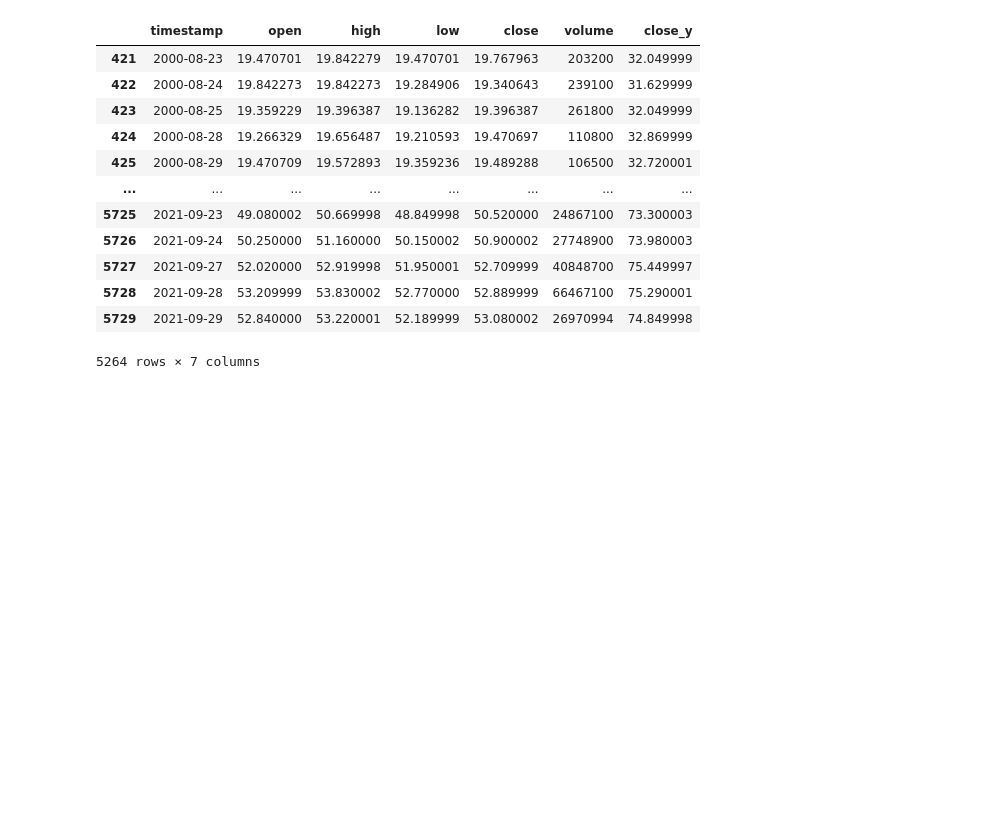
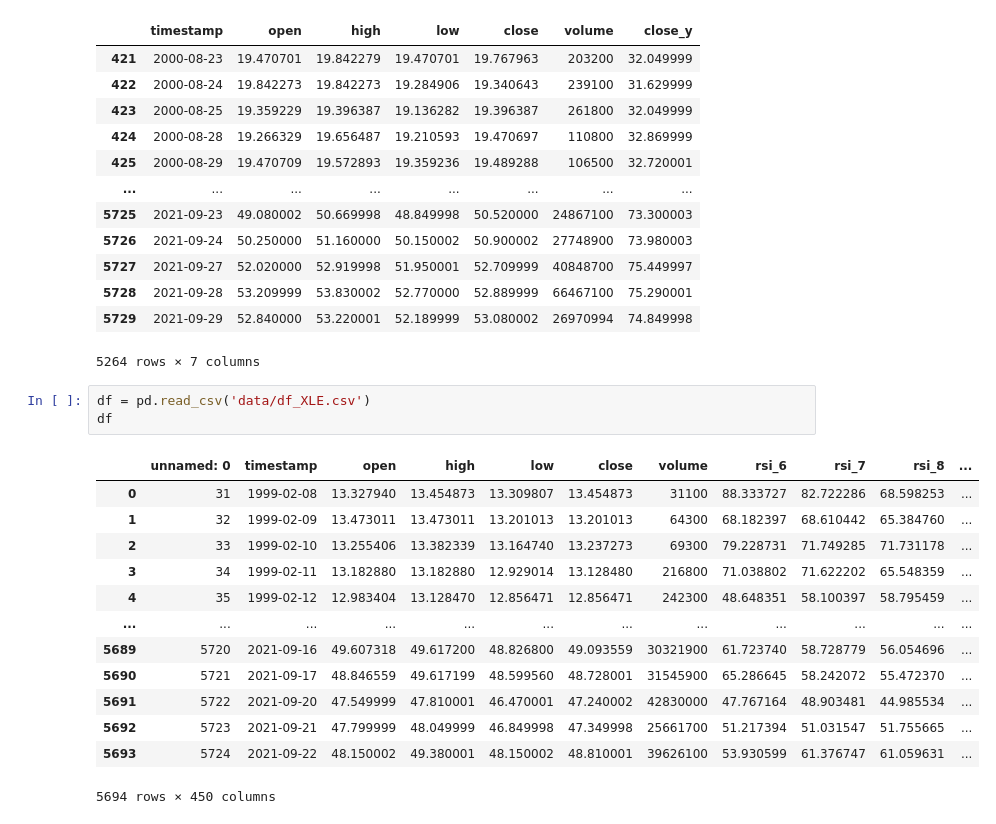
Before and after one commit to M5era/CNN-for-trading, a Jupyter notebook: playground.ipynb, the cells around one changed output. Saved outputs shown, nothing was run; the diff lists cells and outputs as text; blank space fills up the shorter version.

```diff
--- a/playground.ipynb
+++ b/playground.ipynb
@@ -156,3 +156,20 @@ merged
 | 5728 | 2021-09-28 | 53.209999 | 53.830002 | 52.770000 | 52.889999 | 66467100 | 75.290001 |
 | 5729 | 2021-09-29 | 52.840000 | 53.220001 | 52.189999 | 53.080002 | 26970994 | 74.849998 |
 5264 rows × 7 columns
+# %%
+df = pd.read_csv('data/df_XLE.csv')
+df
+# %% [output]
+|  | unnamed: 0 | timestamp | open | high | low | close | volume | rsi_6 | rsi_7 | rsi_8 | ... |
+| 0 | 31 | 1999-02-08 | 13.327940 | 13.454873 | 13.309807 | 13.454873 | 31100 | 88.333727 | 82.722286 | 68.598253 | ... |
+| 1 | 32 | 1999-02-09 | 13.473011 | 13.473011 | 13.201013 | 13.201013 | 64300 | 68.182397 | 68.610442 | 65.384760 | ... |
+| 2 | 33 | 1999-02-10 | 13.255406 | 13.382339 | 13.164740 | 13.237273 | 69300 | 79.228731 | 71.749285 | 71.731178 | ... |
+| 3 | 34 | 1999-02-11 | 13.182880 | 13.182880 | 12.929014 | 13.128480 | 216800 | 71.038802 | 71.622202 | 65.548359 | ... |
+| 4 | 35 | 1999-02-12 | 12.983404 | 13.128470 | 12.856471 | 12.856471 | 242300 | 48.648351 | 58.100397 | 58.795459 | ... |
+| ... | ... | ... | ... | ... | ... | ... | ... | ... | ... | ... | ... |
+| 5689 | 5720 | 2021-09-16 | 49.607318 | 49.617200 | 48.826800 | 49.093559 | 30321900 | 61.723740 | 58.728779 | 56.054696 | ... |
+| 5690 | 5721 | 2021-09-17 | 48.846559 | 49.617199 | 48.599560 | 48.728001 | 31545900 | 65.286645 | 58.242072 | 55.472370 | ... |
+| 5691 | 5722 | 2021-09-20 | 47.549999 | 47.810001 | 46.470001 | 47.240002 | 42830000 | 47.767164 | 48.903481 | 44.985534 | ... |
+| 5692 | 5723 | 2021-09-21 | 47.799999 | 48.049999 | 46.849998 | 47.349998 | 25661700 | 51.217394 | 51.031547 | 51.755665 | ... |
+| 5693 | 5724 | 2021-09-22 | 48.150002 | 49.380001 | 48.150002 | 48.810001 | 39626100 | 53.930599 | 61.376747 | 61.059631 | ... |
+5694 rows × 450 columns
```
Also changed, not shown: parts of 4 cells of this notebook, 11 other files.
